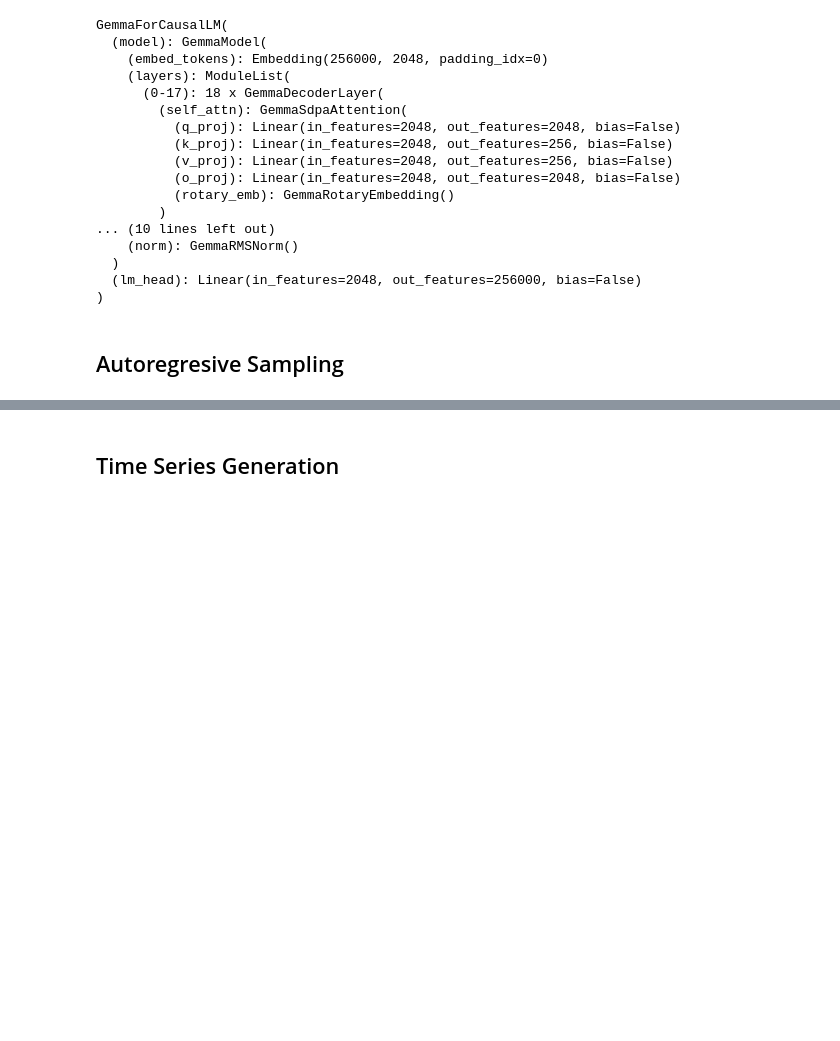
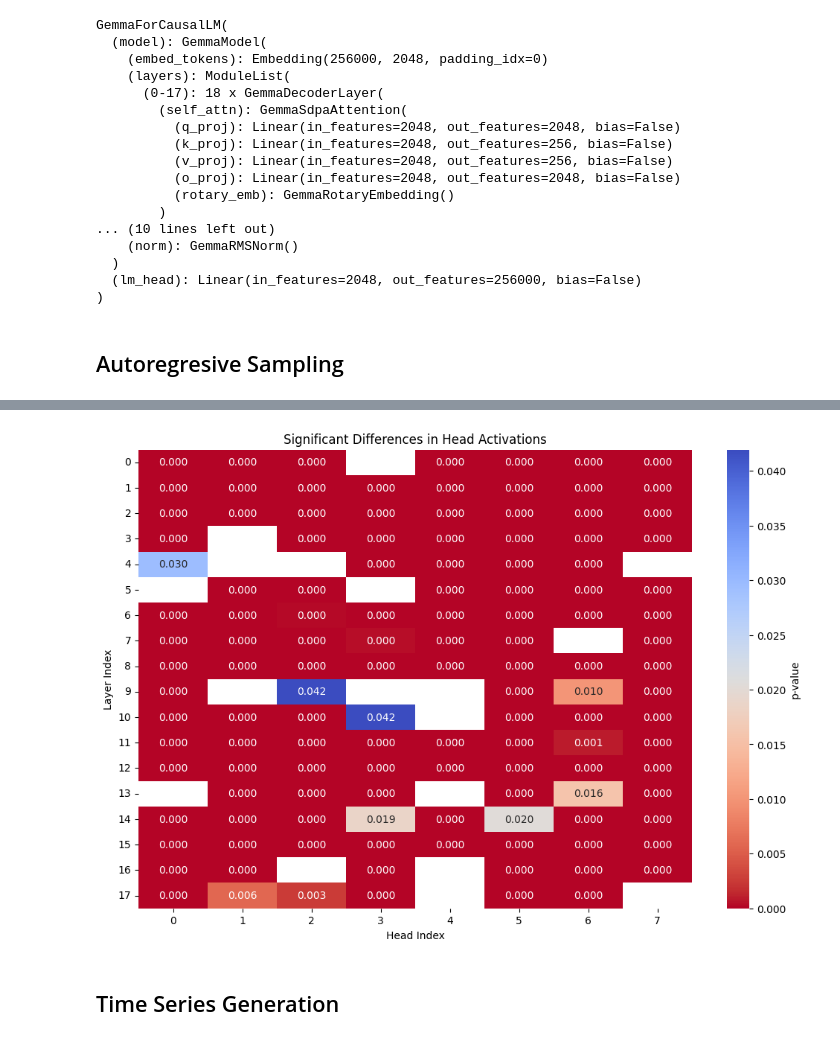
Before and after one commit to pedrou2000/Synergy_Redundancy_LLMs, a Jupyter notebook: src/main_time_series_generation.ipynb, the cells around one changed output, grey strips where cells are left out. Saved outputs shown, nothing was run; the diff lists cells and outputs as text; code cells hidden in the pictures; blank space fills up the shorter version.

```diff
--- a/src/main_time_series_generation.ipynb
+++ b/src/main_time_series_generation.ipynb
@@ -84,0 +147,11 @@ Anya, drawn by an unseen force, entered the cave. The air inside was warm and al
+# %%
+# prompt = "How much is 2 multiplied by 8?"
+prompt = "Write a very creative story about a girl in the ancient times who discovers a magical book"
+num_tokens_to_generate = 128
+generated_text, attention_params = generate_text_with_attention(model, tokenizer, num_tokens_to_generate, device, prompt=prompt, temperature=1)
+time_series = compute_attention_metrics_norms(attention_params, constants.METRICS_TRANSFORMER, num_tokens_to_generate, aggregation_type='norm')
+
+top_percentage = 5
+time_series_attention_weights = time_series["attention_weights"]
+_, top_heads = compute_and_plot_attention_heatmap(time_series_attention_weights, plot_heatmap=False, top_percentage=top_percentage)
+print(f"Top {top_percentage}% activated heads for series: {top_heads}")
@@ -85,3 +246,30 @@ Anya, drawn by an unseen force, entered the cave. The air inside was warm and al
+# %%
+import numpy as np
+
+# Assuming num_layers and num_heads_per_layer are known
+num_layers = max([head[0] for head in significant_heads]) + 1  # +1 because indexing starts at 0
+num_heads_per_layer = max([head[1] for head in significant_heads]) + 1  # Adjust based on your model architecture
+
+# Initialize matrix with NaNs
+significance_matrix = np.full((num_layers, num_heads_per_layer), np.nan)
+
+# Fill the matrix with p-values for significant heads
+for layer_index, head_index, p_value in significant_heads:
+    significance_matrix[layer_index, head_index] = p_value
+# %%
+import seaborn as sns
+import matplotlib.pyplot as plt
+
+plt.figure(figsize=(12, 8))
+ax = sns.heatmap(significance_matrix, mask=np.isnan(significance_matrix), annot=True, fmt=".3f", cmap="coolwarm_r", cbar_kws={'label': 'p-value'})
+ax.set_title('Significant Differences in Head Activations')
+ax.set_xlabel('Head Index')
+ax.set_ylabel('Layer Index')
+plt.xticks(np.arange(num_heads_per_layer) + 0.5, labels=np.arange(num_heads_per_layer))
+plt.yticks(np.arange(num_layers) + 0.5, labels=np.arange(num_layers), rotation=0)
+plt.show()
+# %% [output]
+[figure, added]
 # %% [markdown]
 ## Time Series Generation
 # %% [markdown]
```
Also changed, not shown: parts of 15 cells of this notebook, 19 other files.
